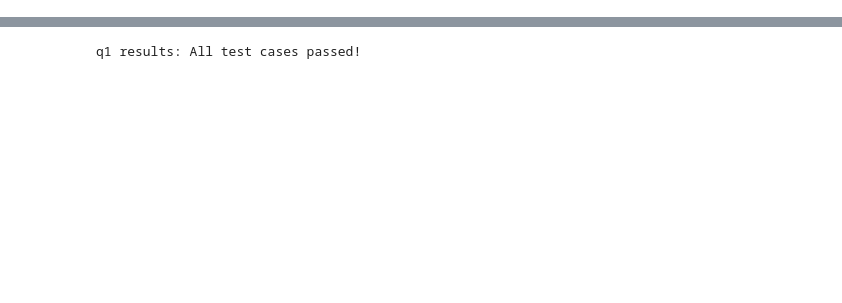
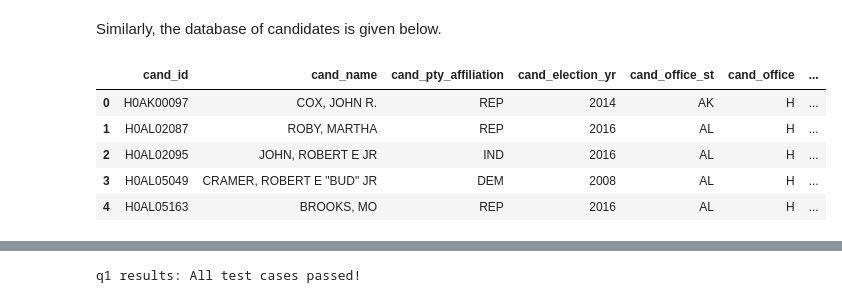
Before and after one commit to TheEvergreenStateCollege/week-3-chinchillabob, a Jupyter notebook: lab/lab04/lab04.ipynb, the cells around one changed output, grey strips where cells are left out. Saved outputs shown, nothing was run; the diff lists cells and outputs as text; code cells hidden in the pictures; blank space fills up the shorter version.

```diff
--- a/lab/lab04/lab04.ipynb
+++ b/lab/lab04/lab04.ipynb
@@ -242,0 +154,16 @@ print(answer1)
+# %% [markdown]
+Similarly, the database of candidates is given below.
+# %%
+query = """
+SELECT *
+FROM cand
+LIMIT 5
+"""
+pd.read_sql(query, engine)
+# %% [output]
+|  | cand_id | cand_name | cand_pty_affiliation | cand_election_yr | cand_office_st | cand_office | ... |
+| 0 | H0AK00097 | COX, JOHN R. | REP | 2014 | AK | H | ... |
+| 1 | H0AL02087 | ROBY, MARTHA | REP | 2016 | AL | H | ... |
+| 2 | H0AL02095 | JOHN, ROBERT E JR | IND | 2016 | AL | H | ... |
+| 3 | H0AL05049 | CRAMER, ROBERT E "BUD" JR | DEM | 2008 | AL | H | ... |
+| 4 | H0AL05163 | BROOKS, MO | REP | 2016 | AL | H | ... |
```
Also changed, not shown: parts of 88 cells of this notebook.
